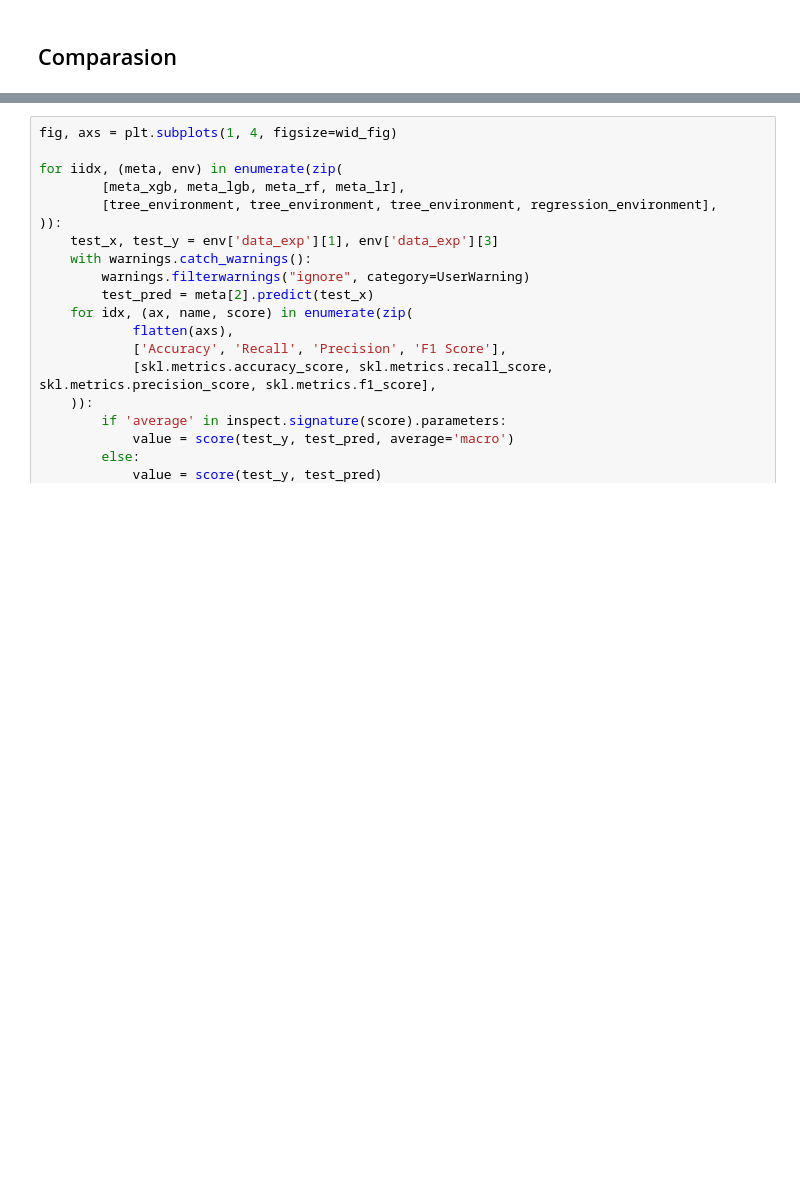
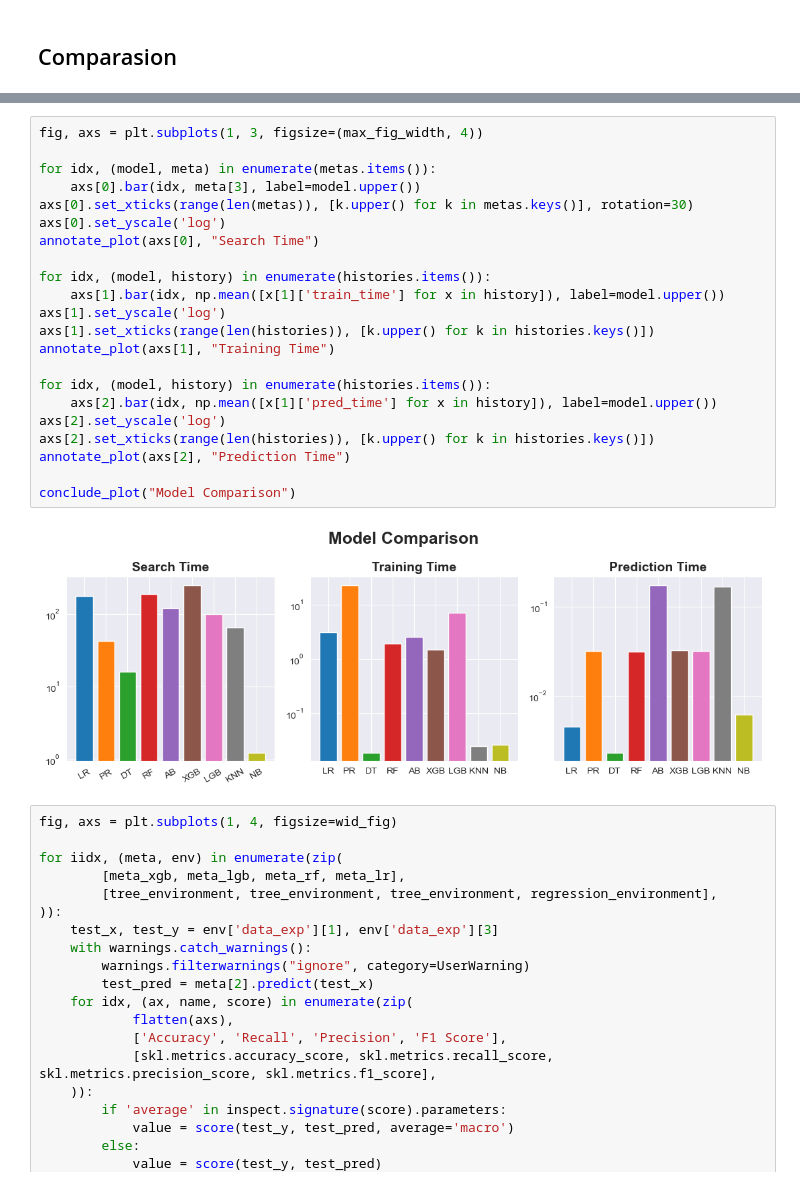
Before and after one commit to SHREYA-1103/Obesity-risk-analysis, a Jupyter notebook: ml_model_analysis.ipynb, the cells around one changed output, grey strips where cells are left out. Saved outputs shown, nothing was run; the diff lists cells and outputs as text; blank space fills up the shorter version.

```diff
--- a/ml_model_analysis.ipynb
+++ b/ml_model_analysis.ipynb
@@ -2019,3 +2023,27 @@ conclude_plot("Model Performance Comparison")
+# %%
+fig, axs = plt.subplots(1, 3, figsize=(max_fig_width, 4))
+
+for idx, (model, meta) in enumerate(metas.items()):
+    axs[0].bar(idx, meta[3], label=model.upper())
+axs[0].set_xticks(range(len(metas)), [k.upper() for k in metas.keys()], rotation=30)
+axs[0].set_yscale('log')
+annotate_plot(axs[0], "Search Time")
+
+for idx, (model, history) in enumerate(histories.items()):
+    axs[1].bar(idx, np.mean([x[1]['train_time'] for x in history]), label=model.upper())
+axs[1].set_yscale('log')
+axs[1].set_xticks(range(len(histories)), [k.upper() for k in histories.keys()])
+annotate_plot(axs[1], "Training Time")
+
+for idx, (model, history) in enumerate(histories.items()):
+    axs[2].bar(idx, np.mean([x[1]['pred_time'] for x in history]), label=model.upper())
+axs[2].set_yscale('log')
+axs[2].set_xticks(range(len(histories)), [k.upper() for k in histories.keys()])
+annotate_plot(axs[2], "Prediction Time")
+
+conclude_plot("Model Comparison")
+# %% [output]
+[figure, added]
 # %%
 fig, axs = plt.subplots(1, 4, figsize=wid_fig)
 
```
Also changed, not shown: parts of 1 cell of this notebook, 4 other files.
